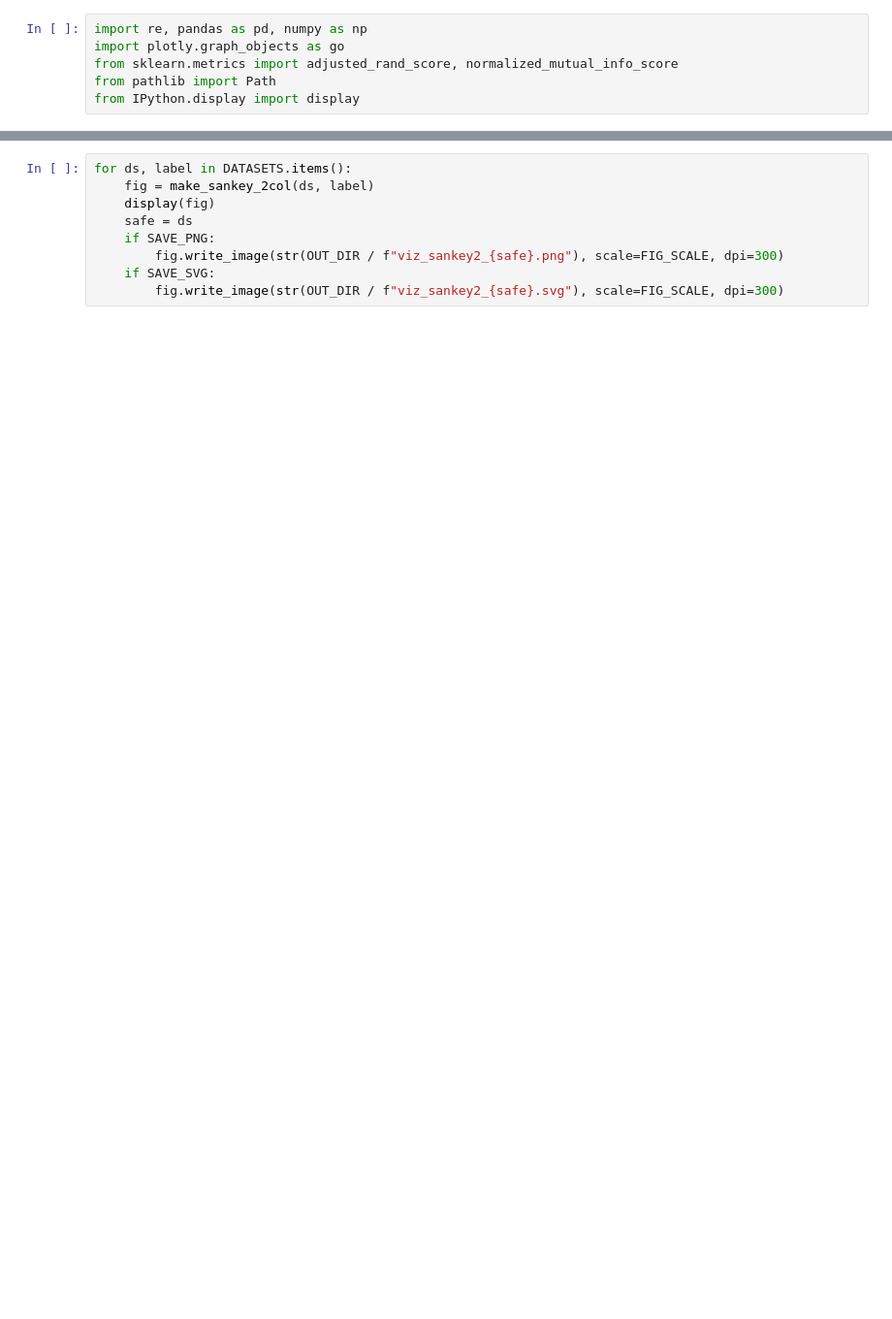
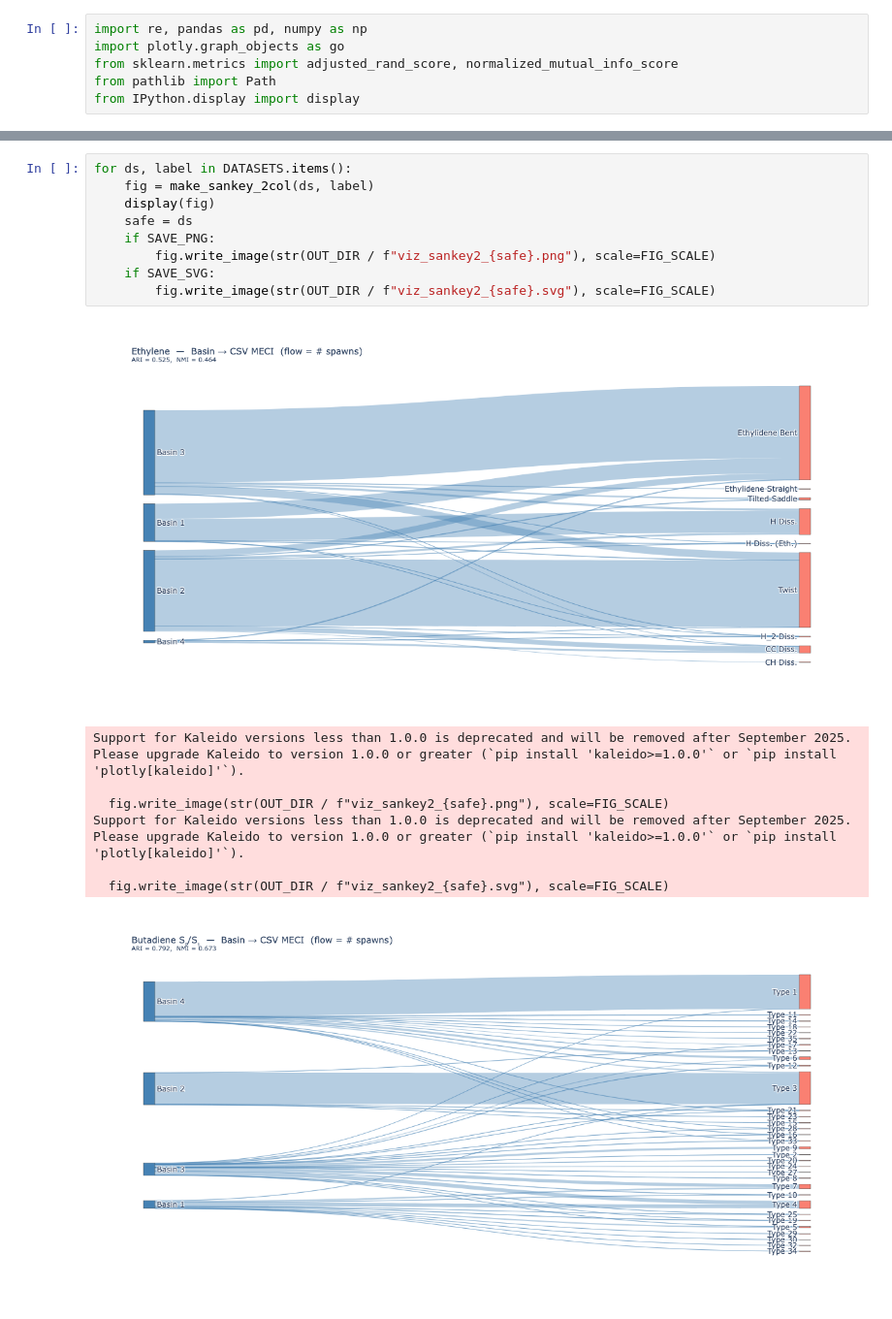
Before and after one commit to PieriLab/SeamStress, a Jupyter notebook: plotting_notebooks/sankey_correspondence.ipynb, the cells around one changed output, grey strips where cells are left out. Shown at 97% size. Drawn from its saved outputs; the diff is of its cells as text; blank space fills up the shorter version.

```diff
--- a/plotting_notebooks/sankey_correspondence.ipynb
+++ b/plotting_notebooks/sankey_correspondence.ipynb
@@ -269,9 +259,20 @@ Please upgrade Kaleido to version 1.0.0 or greater (`pip install 'kaleido>=1.0.0
 # %%
 for ds, label in DATASETS.items():
     fig = make_sankey_2col(ds, label)
     display(fig)
     safe = ds
     if SAVE_PNG:
-        fig.write_image(str(OUT_DIR / f"viz_sankey2_{safe}.png"), scale=FIG_SCALE, dpi=300)
+        fig.write_image(str(OUT_DIR / f"viz_sankey2_{safe}.png"), scale=FIG_SCALE)
     if SAVE_SVG:
-        fig.write_image(str(OUT_DIR / f"viz_sankey2_{safe}.svg"), scale=FIG_SCALE, dpi=300)
+        fig.write_image(str(OUT_DIR / f"viz_sankey2_{safe}.svg"), scale=FIG_SCALE)
+# %% [output]
+[figure, added]
+Support for Kaleido versions less than 1.0.0 is deprecated and will be removed after September 2025.
+Please upgrade Kaleido to version 1.0.0 or greater (`pip install 'kaleido>=1.0.0'` or `pip install 'plotly[kaleido]'`).
+
+  fig.write_image(str(OUT_DIR / f"viz_sankey2_{safe}.png"), scale=FIG_SCALE)
+Support for Kaleido versions less than 1.0.0 is deprecated and will be removed after September 2025.
+Please upgrade Kaleido to version 1.0.0 or greater (`pip install 'kaleido>=1.0.0'` or `pip install 'plotly[kaleido]'`).
+
+  fig.write_image(str(OUT_DIR / f"viz_sankey2_{safe}.svg"), scale=FIG_SCALE)
+[figure, added]
```
Also changed, not shown: parts of 5 cells of this notebook.
